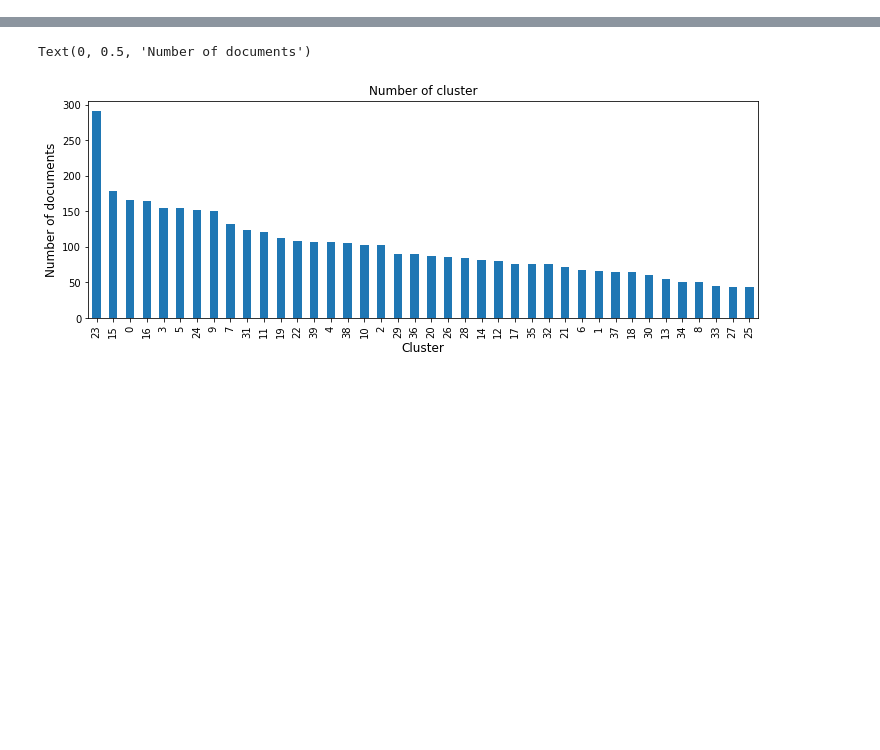
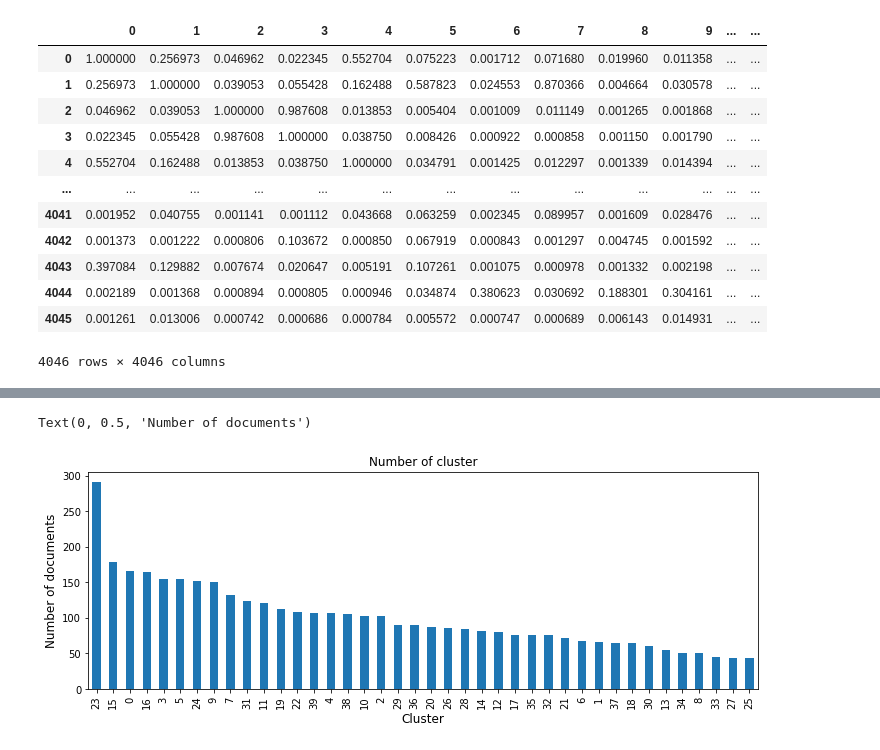
Before and after one commit to Kiminjo/Research-area-extract-from-papers, a Jupyter notebook: h_clustering.ipynb, the cells around one changed output, grey strips where cells are left out. Drawn from its saved outputs; the diff is of its cells as text; code cells hidden in the pictures; blank space fills up the shorter version.

```diff
--- a/h_clustering.ipynb
+++ b/h_clustering.ipynb
@@ -22,5 +14,21 @@ filepath = 'data/similarity_matrix.pickle'
 # %%
 with open(filepath, 'rb') as lf :
         similarity_vector = pickle.load(lf)
+# %%
+similarity_vector
+# %% [output]
+|  | 0 | 1 | 2 | 3 | 4 | 5 | 6 | 7 | 8 | 9 | ... | ... |
+| 0 | 1.000000 | 0.256973 | 0.046962 | 0.022345 | 0.552704 | 0.075223 | 0.001712 | 0.071680 | 0.019960 | 0.011358 | ... | ... |
+| 1 | 0.256973 | 1.000000 | 0.039053 | 0.055428 | 0.162488 | 0.587823 | 0.024553 | 0.870366 | 0.004664 | 0.030578 | ... | ... |
+| 2 | 0.046962 | 0.039053 | 1.000000 | 0.987608 | 0.013853 | 0.005404 | 0.001009 | 0.011149 | 0.001265 | 0.001868 | ... | ... |
+| 3 | 0.022345 | 0.055428 | 0.987608 | 1.000000 | 0.038750 | 0.008426 | 0.000922 | 0.000858 | 0.001150 | 0.001790 | ... | ... |
+| 4 | 0.552704 | 0.162488 | 0.013853 | 0.038750 | 1.000000 | 0.034791 | 0.001425 | 0.012297 | 0.001339 | 0.014394 | ... | ... |
+| ... | ... | ... | ... | ... | ... | ... | ... | ... | ... | ... | ... | ... |
+| 4041 | 0.001952 | 0.040755 | 0.001141 | 0.001112 | 0.043668 | 0.063259 | 0.002345 | 0.089957 | 0.001609 | 0.028476 | ... | ... |
+| 4042 | 0.001373 | 0.001222 | 0.000806 | 0.103672 | 0.000850 | 0.067919 | 0.000843 | 0.001297 | 0.004745 | 0.001592 | ... | ... |
+| 4043 | 0.397084 | 0.129882 | 0.007674 | 0.020647 | 0.005191 | 0.107261 | 0.001075 | 0.000978 | 0.001332 | 0.002198 | ... | ... |
+| 4044 | 0.002189 | 0.001368 | 0.000894 | 0.000805 | 0.000946 | 0.034874 | 0.380623 | 0.030692 | 0.188301 | 0.304161 | ... | ... |
+| 4045 | 0.001261 | 0.013006 | 0.000742 | 0.000686 | 0.000784 | 0.005572 | 0.000747 | 0.000689 | 0.006143 | 0.014931 | ... | ... |
+4046 rows × 4046 columns
 # %%
 possibility_vector = pd.read_csv('data/possibility_vector.csv')
```
Also changed, not shown: parts of 24 cells of this notebook, 8 other files.
